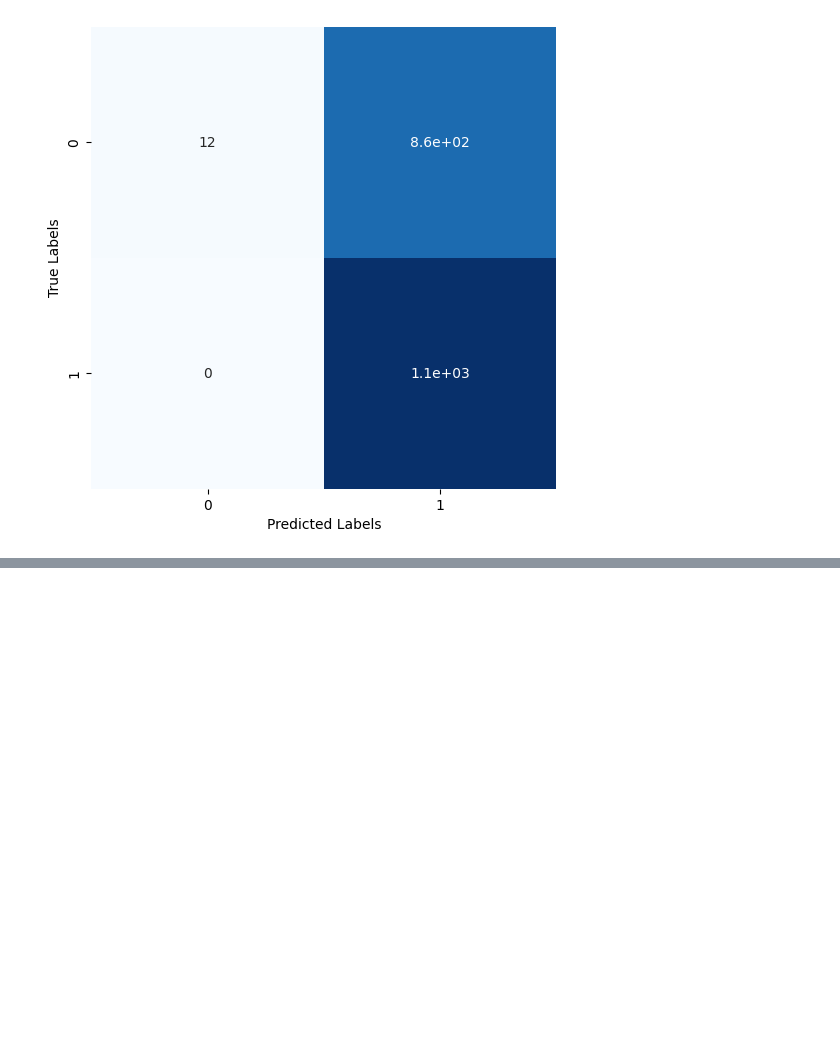
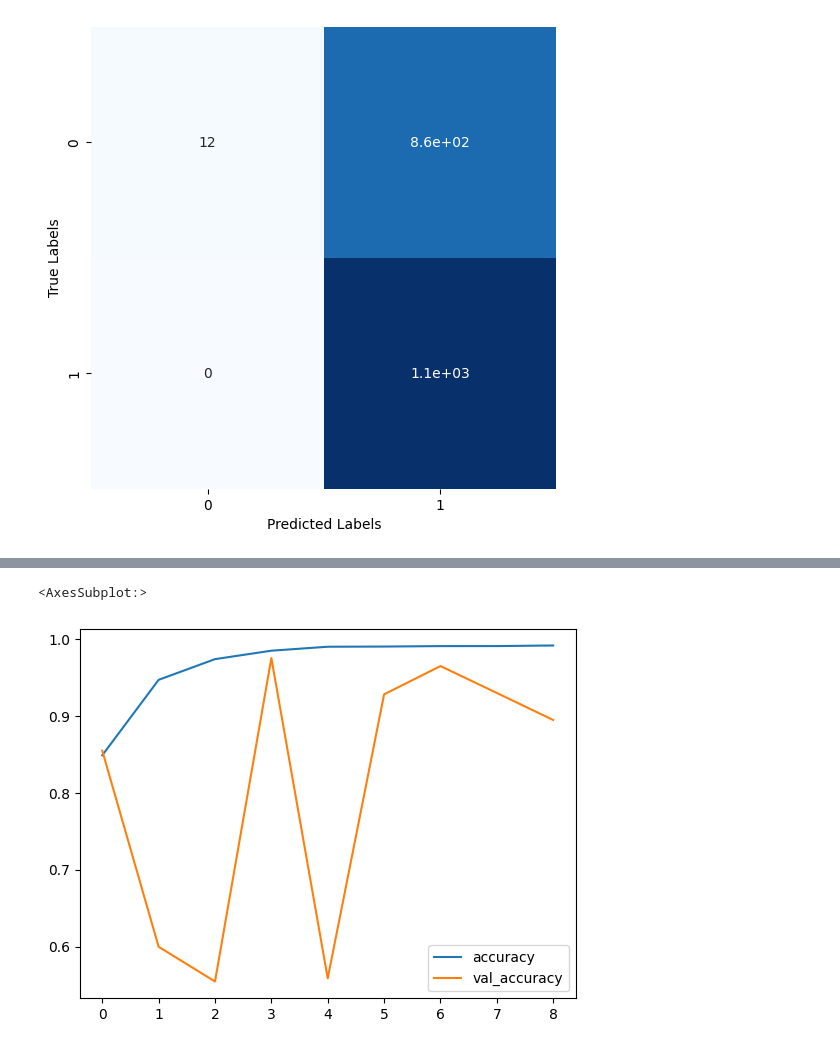
Before and after one commit to benmessao/PFE, a Jupyter notebook: source/deep learning/sequence_creation.ipynb, the cells around one changed output, grey strips where cells are left out. Cells and saved outputs as stored; diff of their text form; code cells hidden in the pictures; blank space fills up the shorter version.

```diff
--- a/source/deep learning/sequence_creation.ipynb
+++ b/source/deep learning/sequence_creation.ipynb
@@ -807,0 +952,6 @@ eval
+# %%
+history_df = pd.DataFrame(history.history)
+history_df.loc[:, ['accuracy', 'val_accuracy']].plot()
+# %% [output]
+<AxesSubplot:>
+[figure, added]
```
Also changed, not shown: parts of 28 cells of this notebook, 1 other file.
